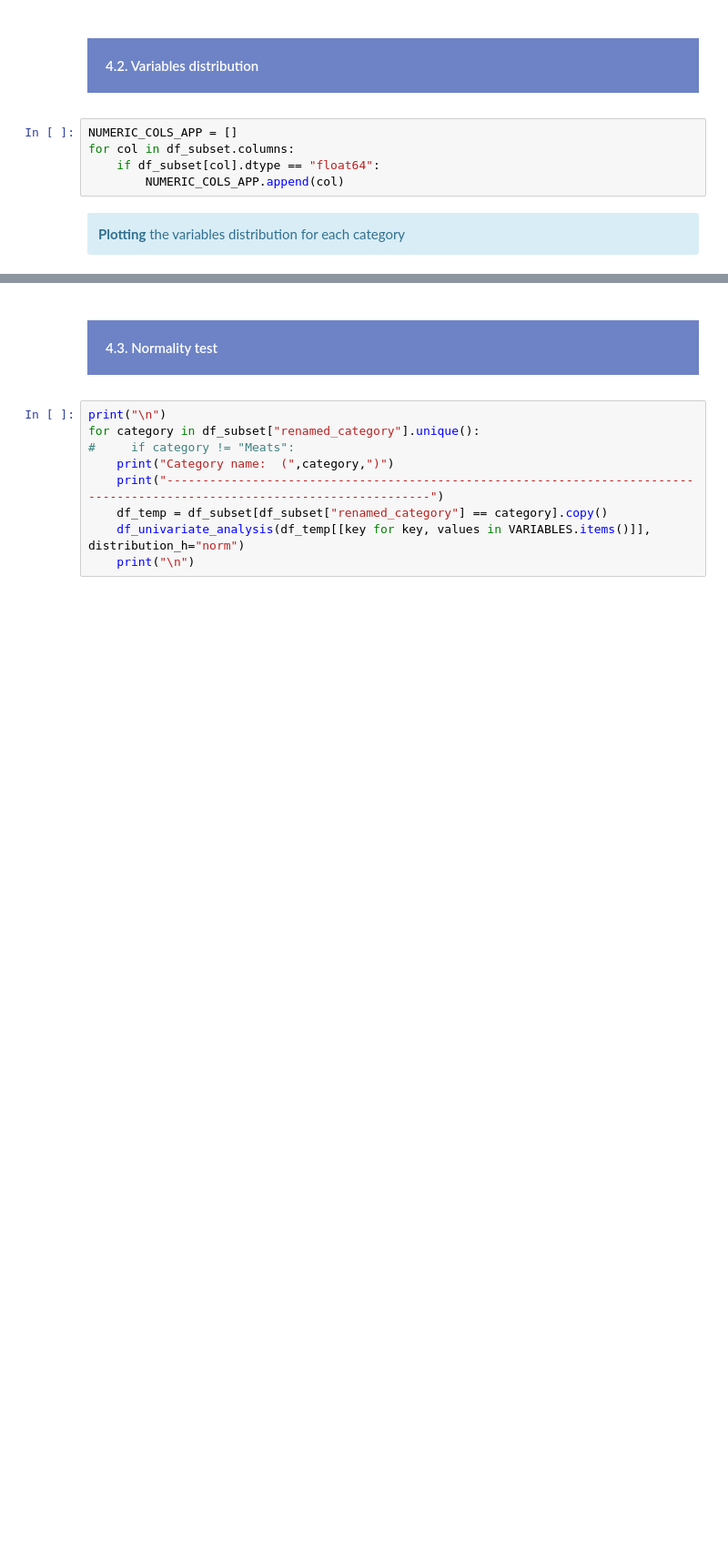
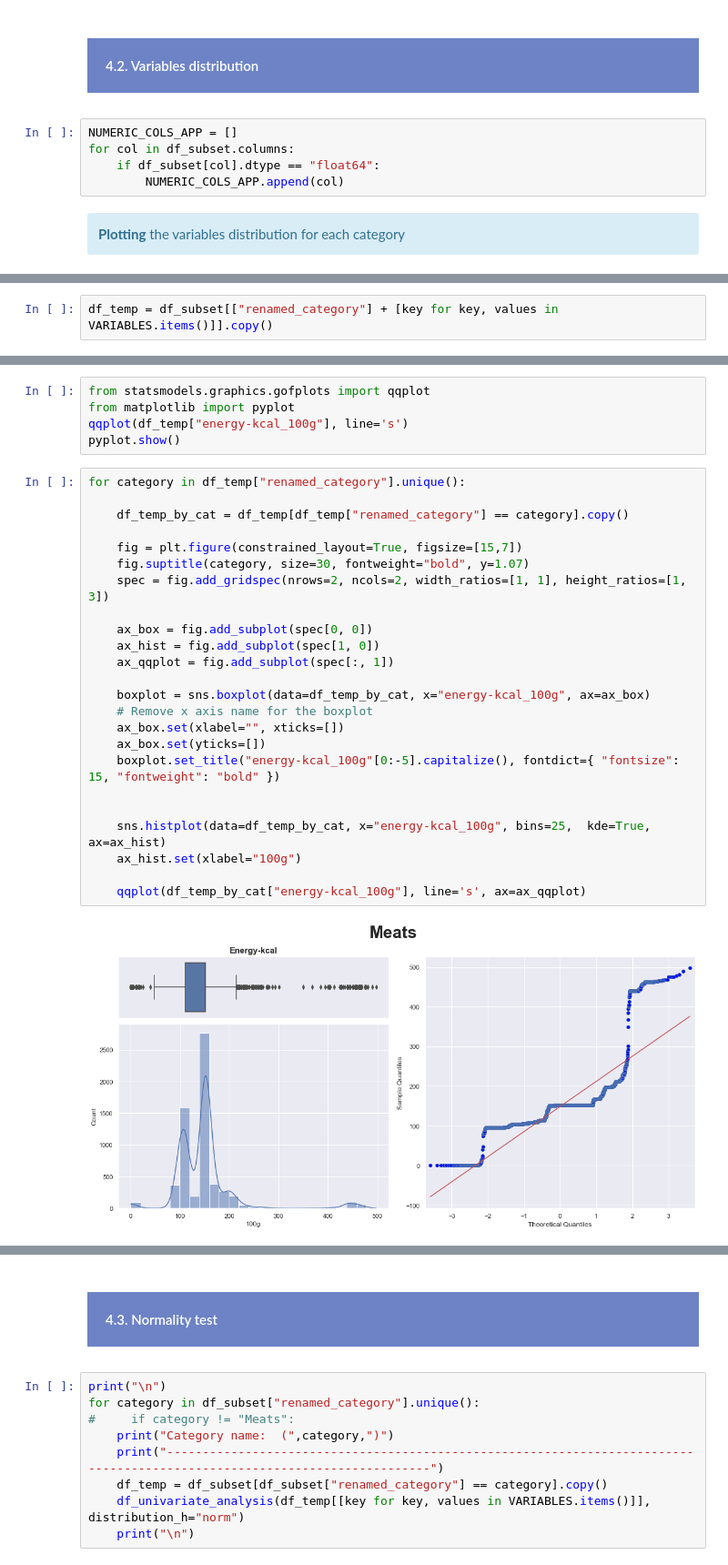
Before and after one commit to samirhinojosa/OC-P3-design-application-public-health, a Jupyter notebook: analysis_notebook.ipynb, the cells around one changed output, grey strips where cells are left out. Shown at 91% size. Drawn from its saved outputs; the diff is of its cells as text; blank space fills up the shorter version.

```diff
--- a/analysis_notebook.ipynb
+++ b/analysis_notebook.ipynb
@@ -460,0 +470,2 @@ for category in df_subset["renamed_category"].unique():
+# %%
+df_temp = df_subset[["renamed_category"] + [key for key, values in VARIABLES.items()]].copy()
@@ -460,0 +481,31 @@ for category in df_subset["renamed_category"].unique():
+# %%
+from statsmodels.graphics.gofplots import qqplot
+from matplotlib import pyplot
+qqplot(df_temp["energy-kcal_100g"], line='s')
+pyplot.show()
+# %%
+for category in df_temp["renamed_category"].unique():
+
+    df_temp_by_cat = df_temp[df_temp["renamed_category"] == category].copy()
+
+    fig = plt.figure(constrained_layout=True, figsize=[15,7])
+    fig.suptitle(category, size=30, fontweight="bold", y=1.07)
+    spec = fig.add_gridspec(nrows=2, ncols=2, width_ratios=[1, 1], height_ratios=[1, 3])
+
+    ax_box = fig.add_subplot(spec[0, 0])
+    ax_hist = fig.add_subplot(spec[1, 0])
+    ax_qqplot = fig.add_subplot(spec[:, 1])
+
+    boxplot = sns.boxplot(data=df_temp_by_cat, x="energy-kcal_100g", ax=ax_box)
+    # Remove x axis name for the boxplot
+    ax_box.set(xlabel="", xticks=[])
+    ax_box.set(yticks=[])
+    boxplot.set_title("energy-kcal_100g"[0:-5].capitalize(), fontdict={ "fontsize": 15, "fontweight": "bold" })
+
+
+    sns.histplot(data=df_temp_by_cat, x="energy-kcal_100g", bins=25,  kde=True,  ax=ax_hist)
+    ax_hist.set(xlabel="100g")
+
+    qqplot(df_temp_by_cat["energy-kcal_100g"], line='s', ax=ax_qqplot)
+# %% [output]
+[figure, added]
```
Also changed, not shown: parts of 9 cells of this notebook.
